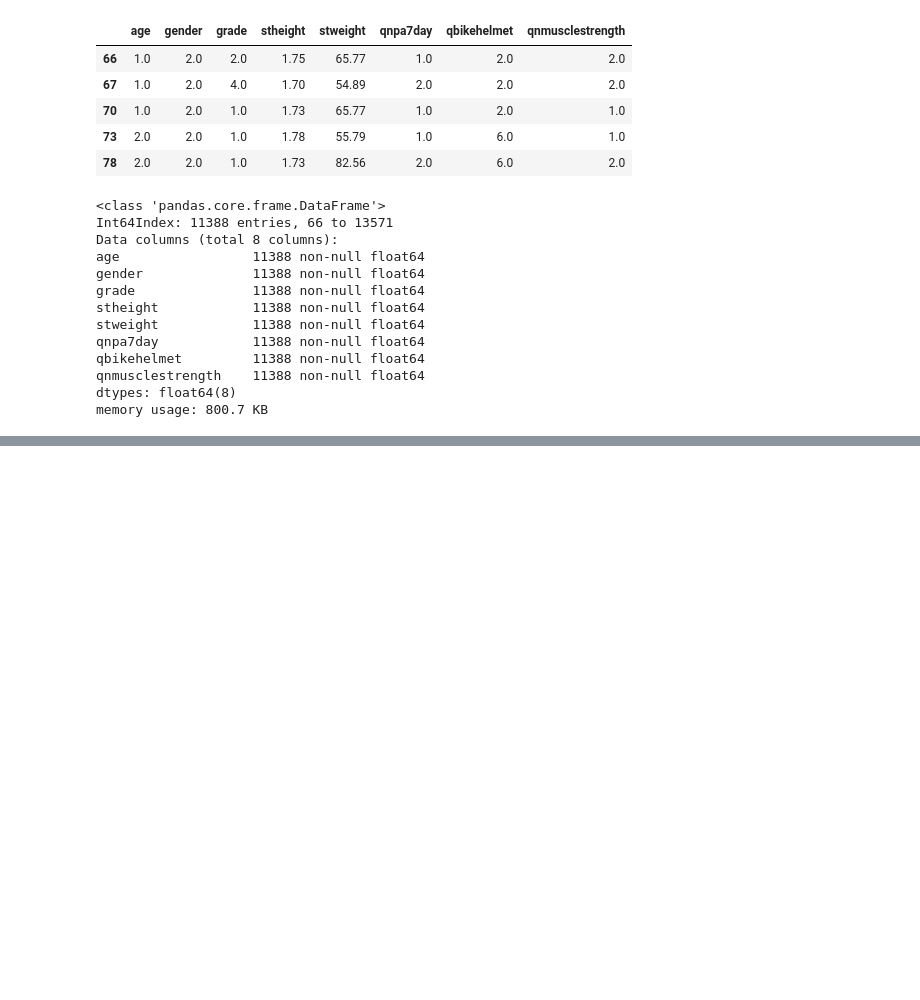
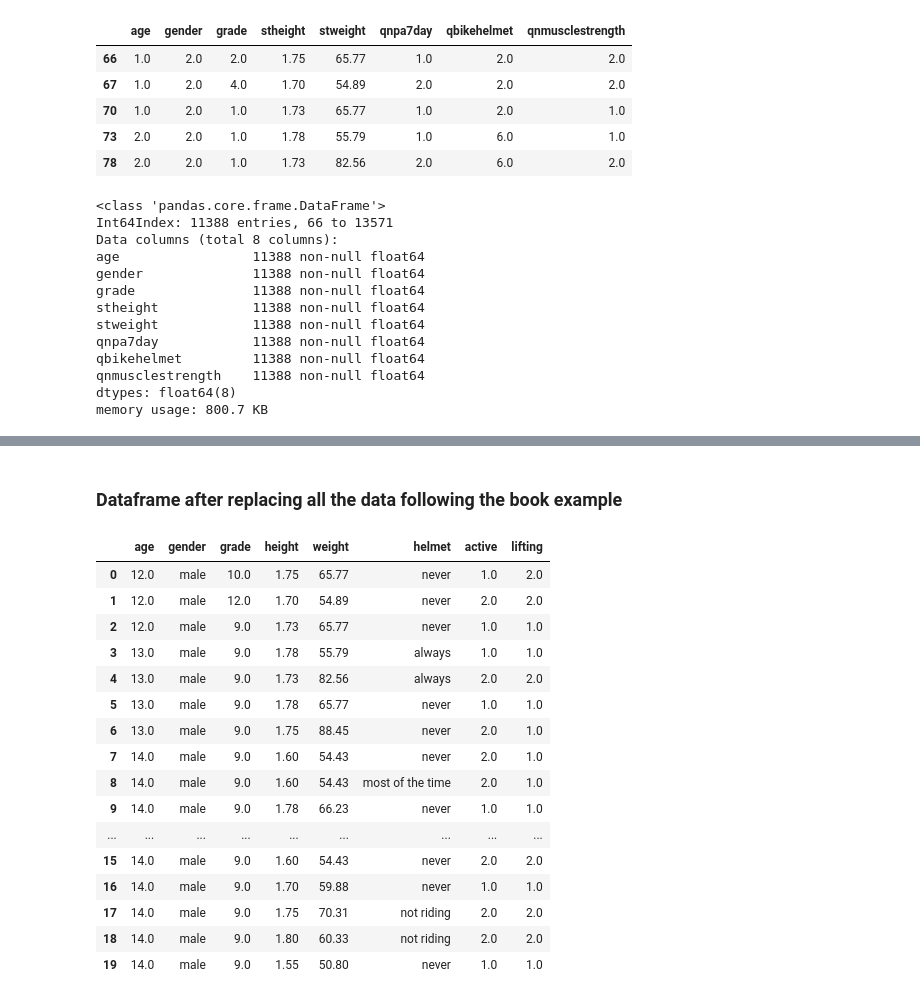
Before and after one commit to chikoungoun/OpenIntro, a Jupyter notebook: Chapter 4/Chap4_Foundations_for_Inference.ipynb, the cells around one changed output, grey strips where cells are left out. Drawn from its saved outputs; the diff is of its cells as text; code cells hidden in the pictures; blank space fills up the shorter version.

Commit message:
Replacing the specifications and setting up the dataframe

```diff
--- a/Chapter 4/Chap4_Foundations_for_Inference.ipynb
+++ b/Chapter 4/Chap4_Foundations_for_Inference.ipynb
@@ -25,7 +25,7 @@ Usually, estimates vary from a sample to another depending on the sample observa
 import pandas as pd
 import numpy as np
 # %%
-df = pd.read_excel('../Dataset/Yrbss.xlsx')
+df = pd.read_excel('../Dataset/yrbss.xlsx')
 # %% [markdown]
 * Raw Dataframe
 # %%
@@ -86,0 +89,2 @@ memory usage: 800.7 KB
+# %%
+df.columns = ['age','gender','grade','height','weight','active','helmet','lifting']
@@ -86,0 +102,3 @@ memory usage: 800.7 KB
+# %%
+df.reset_index(drop='index',inplace=True)
+df.head(10)
@@ -86,0 +242,25 @@ memory usage: 800.7 KB
+# %% [markdown]
+### Dataframe after replacing all the data following the book example
+# %%
+#Swap the columns to match exactly the dataframe
+df = df[['age','gender','grade','height','weight','helmet','active','lifting']]
+# %%
+df.head(20)
+# %% [output]
+|  | age | gender | grade | height | weight | helmet | active | lifting |
+| 0 | 12.0 | male | 10.0 | 1.75 | 65.77 | never | 1.0 | 2.0 |
+| 1 | 12.0 | male | 12.0 | 1.70 | 54.89 | never | 2.0 | 2.0 |
+| 2 | 12.0 | male | 9.0 | 1.73 | 65.77 | never | 1.0 | 1.0 |
+| 3 | 13.0 | male | 9.0 | 1.78 | 55.79 | always | 1.0 | 1.0 |
+| 4 | 13.0 | male | 9.0 | 1.73 | 82.56 | always | 2.0 | 2.0 |
+| 5 | 13.0 | male | 9.0 | 1.78 | 65.77 | never | 1.0 | 1.0 |
+| 6 | 13.0 | male | 9.0 | 1.75 | 88.45 | never | 2.0 | 1.0 |
+| 7 | 14.0 | male | 9.0 | 1.60 | 54.43 | never | 2.0 | 1.0 |
+| 8 | 14.0 | male | 9.0 | 1.60 | 54.43 | most of the time | 2.0 | 1.0 |
+| 9 | 14.0 | male | 9.0 | 1.78 | 66.23 | never | 1.0 | 1.0 |
+| ... | ... | ... | ... | ... | ... | ... | ... | ... |
+| 15 | 14.0 | male | 9.0 | 1.60 | 54.43 | never | 2.0 | 2.0 |
+| 16 | 14.0 | male | 9.0 | 1.70 | 59.88 | never | 1.0 | 1.0 |
+| 17 | 14.0 | male | 9.0 | 1.75 | 70.31 | not riding | 2.0 | 2.0 |
+| 18 | 14.0 | male | 9.0 | 1.80 | 60.33 | not riding | 2.0 | 2.0 |
+| 19 | 14.0 | male | 9.0 | 1.55 | 50.80 | never | 1.0 | 1.0 |
```
Also changed, not shown: parts of 29 cells of this notebook, 1 other file.
